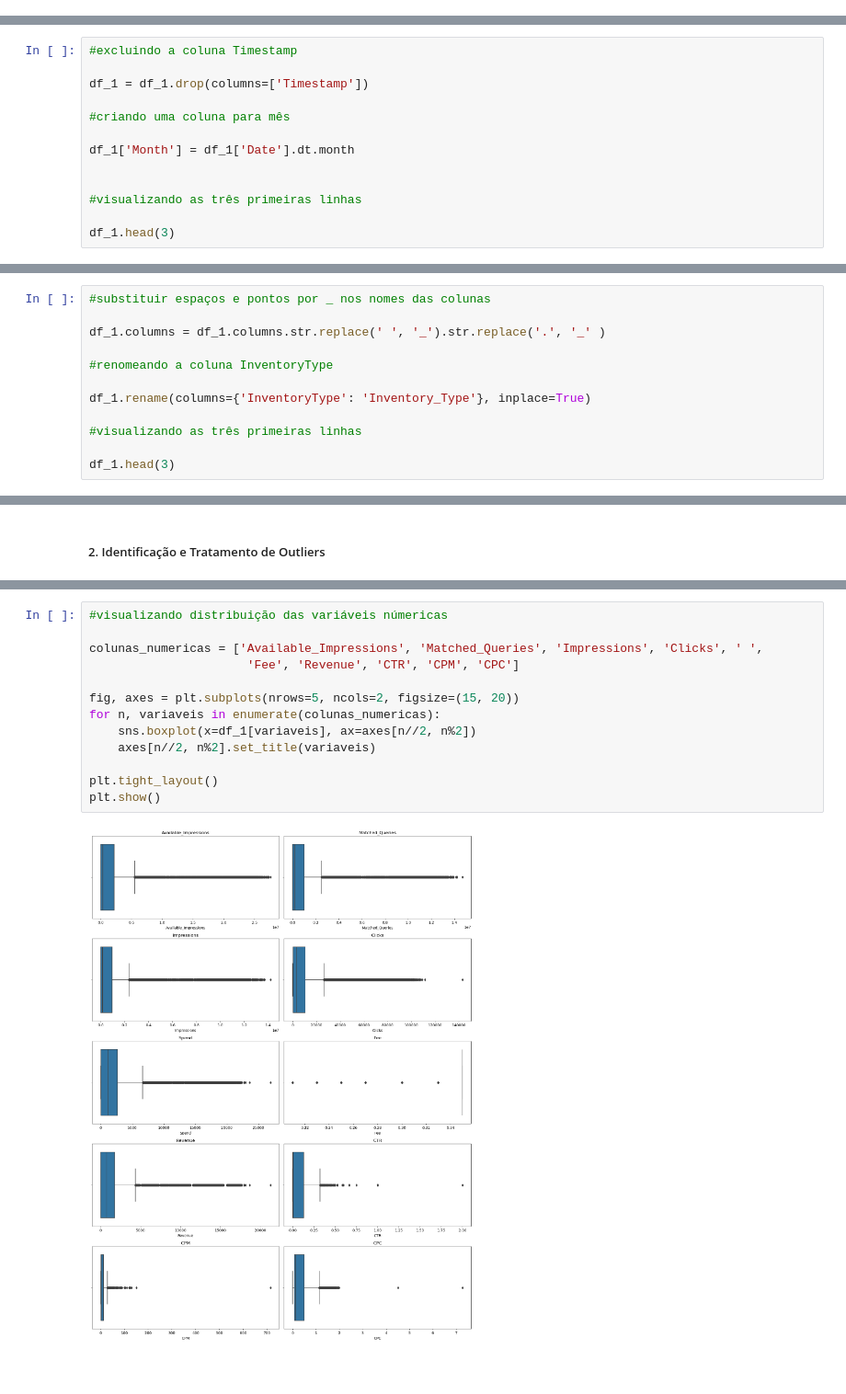
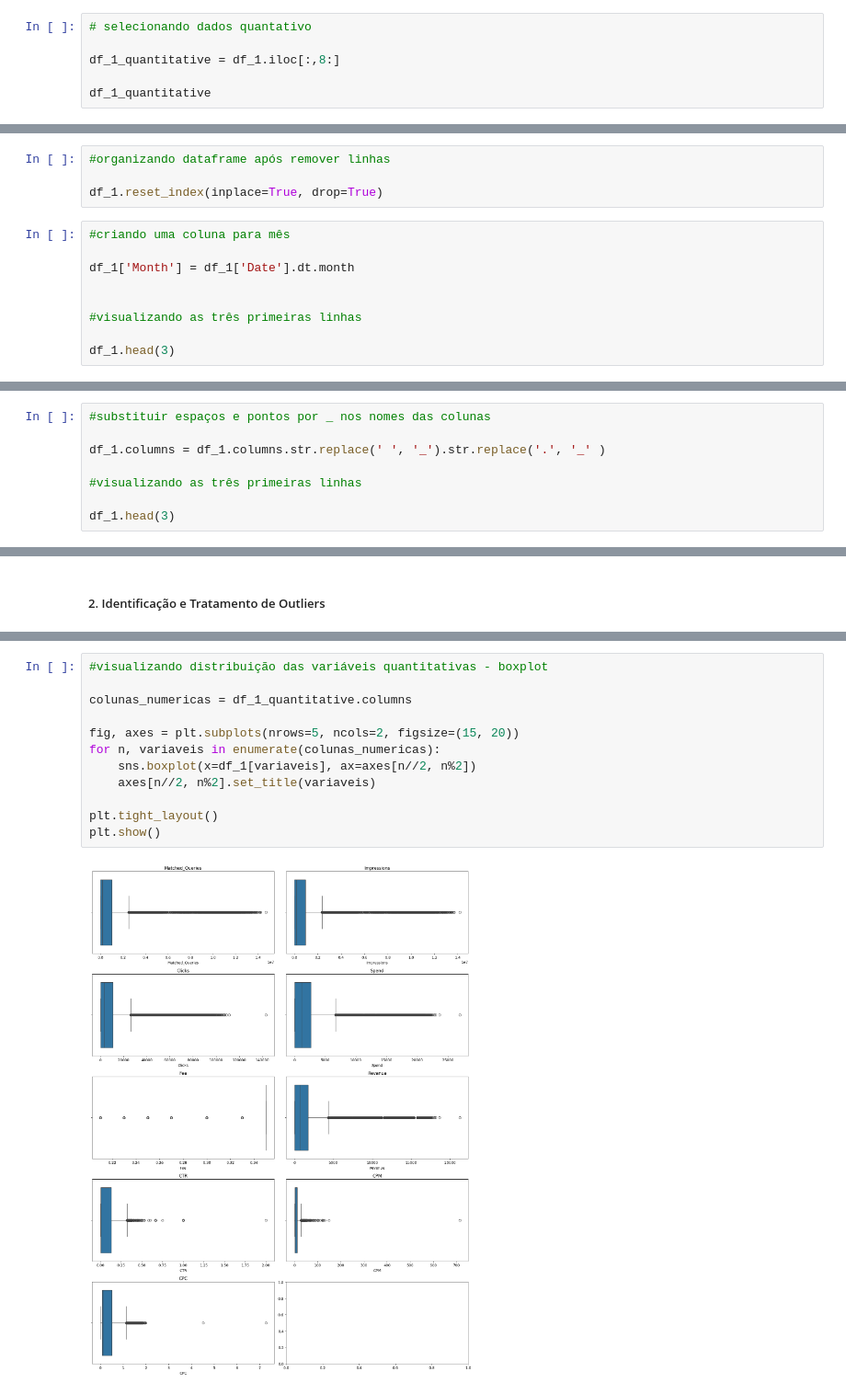
Before and after one commit to Sirius-146/projetoV_ifoodtech, a Jupyter notebook: projeto_ifoodtechV.ipynb, the cells around one changed output, grey strips where cells are left out. Shown at 92% size. Cells and saved outputs as stored; diff of their text form; blank space fills up the shorter version.

```diff
--- a/projeto_ifoodtechV.ipynb
+++ b/projeto_ifoodtechV.ipynb
@@ -66 +72,7 @@ memory usage: 3.9+ MB
+# %%
+# selecionando dados quantativo
+
+df_1_quantitative = df_1.iloc[:,8:]
+
+df_1_quantitative
 # %%
@@ -151,8 +148,8 @@ Name: Hour of Day, dtype: int64
+# %%
+#organizando dataframe após remover linhas
+
+df_1.reset_index(inplace=True, drop=True)
 # %%
-#excluindo a coluna Timestamp
-
-df_1 = df_1.drop(columns=['Timestamp'])
-
 #criando uma coluna para mês
 
 df_1['Month'] = df_1['Date'].dt.month
@@ -171,10 +168,6 @@ df_1.head(3)
 
 df_1.columns = df_1.columns.str.replace(' ', '_').str.replace('.', '_' )
 
-#renomeando a coluna InventoryType
-
-df_1.rename(columns={'InventoryType': 'Inventory_Type'}, inplace=True)
-
 #visualizando as três primeiras linhas
 
 df_1.head(3)
@@ -196,15 +197,14 @@ df_2 = df_1.copy()
 # %%
-#visualizando distribuição das variáveis númericas
+#visualizando distribuição das variáveis quantitativas - boxplot
 
-colunas_numericas = ['Available_Impressions', 'Matched_Queries', 'Impressions', 'Clicks', ' ',
-                      'Fee', 'Revenue', 'CTR', 'CPM', 'CPC']
+colunas_numericas = df_1_quantitative.columns
 
 fig, axes = plt.subplots(nrows=5, ncols=2, figsize=(15, 20))
 for n, variaveis in enumerate(colunas_numericas):
     sns.boxplot(x=df_1[variaveis], ax=axes[n//2, n%2])
     axes[n//2, n%2].set_title(variaveis)
 
 plt.tight_layout()
 plt.show()
 # %% [output]
-[figure, old version]
+[figure, new version]
```
Also changed, not shown: parts of 18 cells of this notebook.
